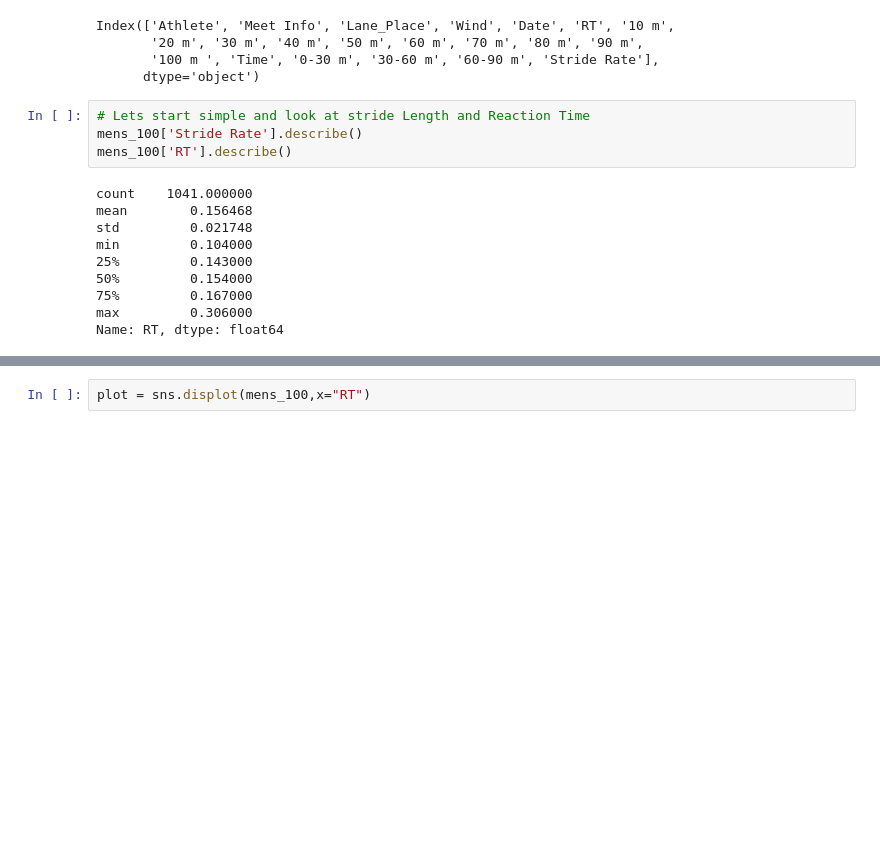
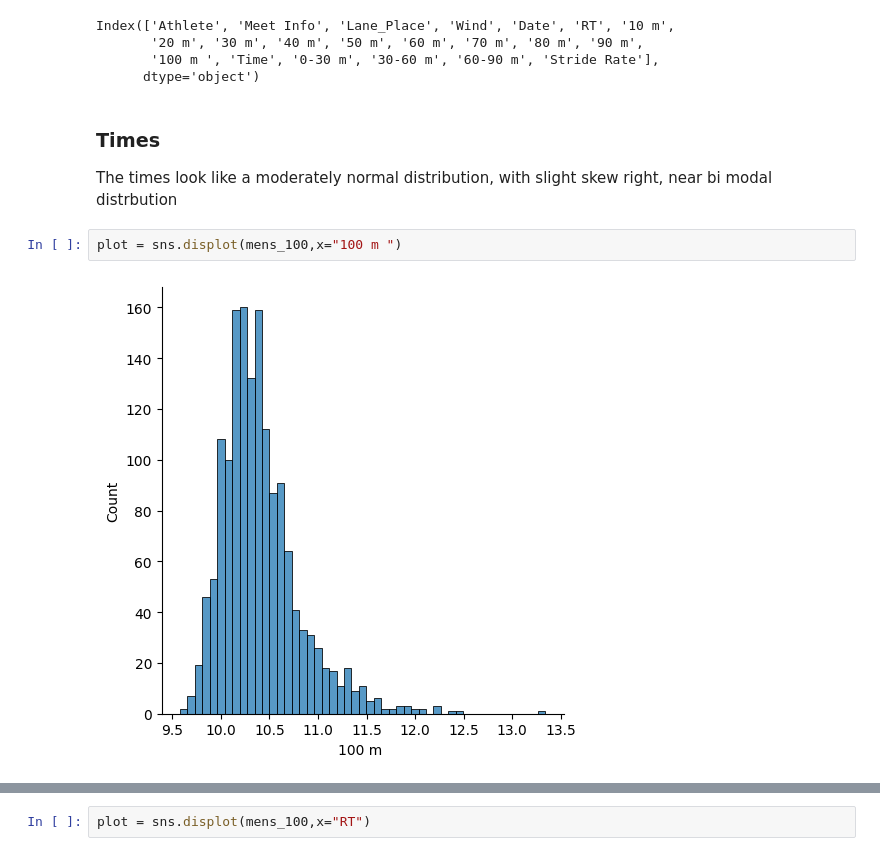
Before and after one commit to edrapac/TrackAndFieldAnalytics, a Jupyter notebook: TrackAnalytics.ipynb, the cells around one changed output, grey strips where cells are left out. Drawn from its saved outputs; the diff is of its cells as text; blank space fills up the shorter version.

```diff
--- a/TrackAnalytics.ipynb
+++ b/TrackAnalytics.ipynb
@@ -26,17 +31,10 @@ Index(['Athlete', 'Meet Info', 'Lane_Place', 'Wind', 'Date', 'RT', '10 m',
        '20 m', '30 m', '40 m', '50 m', '60 m', '70 m', '80 m', '90 m',
        '100 m ', 'Time', '0-30 m', '30-60 m', '60-90 m', 'Stride Rate'],
       dtype='object')
-# %%
-# Lets start simple and look at stride Length and Reaction Time
-mens_100['Stride Rate'].describe()
-mens_100['RT'].describe()
-# %% [output]
-count    1041.000000
-mean        0.156468
-std         0.021748
-min         0.104000
-25%         0.143000
-50%         0.154000
-75%         0.167000
-max         0.306000
-Name: RT, dtype: float64
+# %% [markdown]
+### Times
+The times look like a moderately normal distribution, with slight skew right, near bi modal distrbution
+# %%
+plot = sns.displot(mens_100,x="100 m ")
+# %% [output]
+[figure, added]
```
Also changed, not shown: parts of 24 cells of this notebook, 6 other files.
